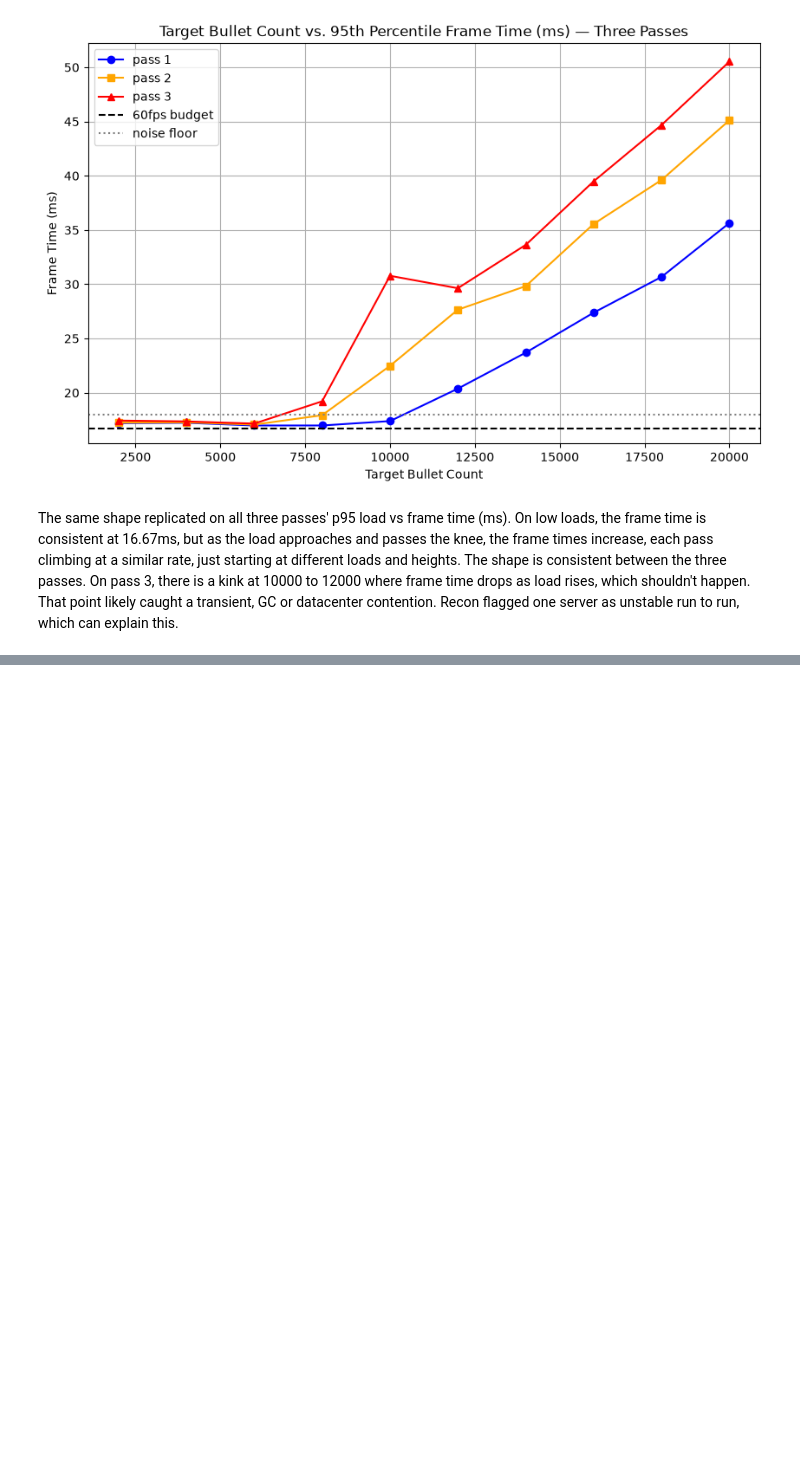
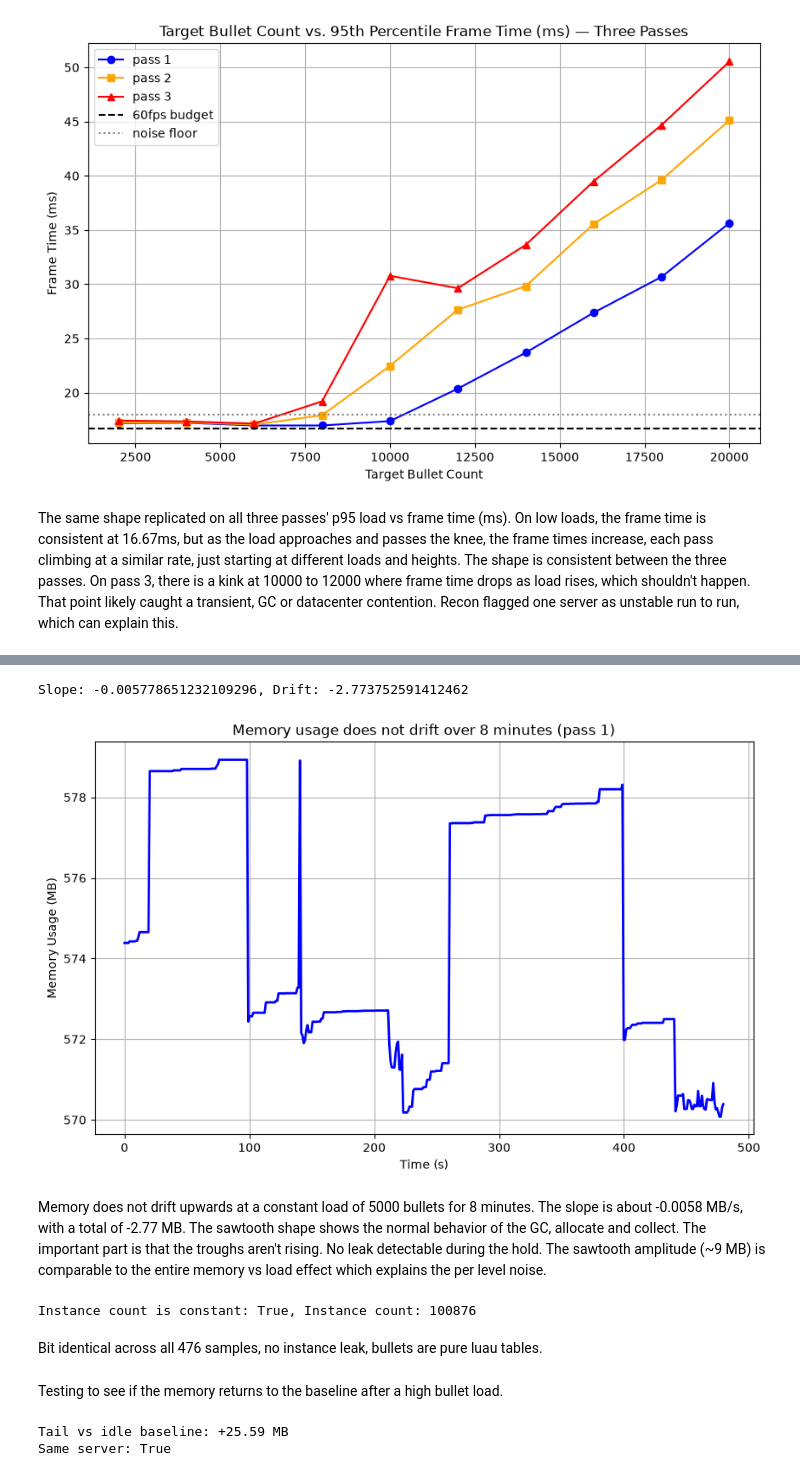
Before and after one commit to IanKang678/roblox-engine-scaling-study, a Jupyter notebook: notebooks/analysis.ipynb, the cells around one changed output, grey strips where cells are left out. Saved outputs shown, nothing was run; the diff lists cells and outputs as text; code cells hidden in the pictures; blank space fills up the shorter version.

```diff
--- a/notebooks/analysis.ipynb
+++ b/notebooks/analysis.ipynb
@@ -143,0 +193,35 @@ The same shape replicated on all three passes' p95 load vs frame time (ms). On l
+# %%
+hold1 = m[(m.sweepId == "leak1") & (m.load > 0) & (m.phase == "steady")]
+hold1Slope, hold1Intercept = np.polyfit(hold1.t, hold1.memoryMb, 1)
+hold1Drift = hold1Slope * 480
+print("Slope: " + str(hold1Slope) + ", Drift: " + str(hold1Drift))
+# %% [output]
+Slope: -0.005778651232109296, Drift: -2.773752591412462
+# %%
+hold1.plot(x = "t", y = "memoryMb", figsize = (10, 6), legend = False, linewidth = 2, grid = True, color = "blue", title = "Memory usage does not drift over 8 minutes (pass 1)")
+plt.xlabel("Time (s)")
+plt.ylabel("Memory Usage (MB)")
+plt.show()
+# %% [output]
+[figure, added]
+# %% [markdown]
+Memory does not drift upwards at a constant load of 5000 bullets for 8 minutes. The slope is about -0.0058 MB/s, with a total of -2.77 MB. The sawtooth shape shows the normal behavior of the GC, allocate and collect. The important part is that the troughs aren't rising. No leak detectable during the hold. The sawtooth amplitude (~9 MB) is comparable to the entire memory vs load effect which explains the per level noise.
+# %%
+print("Instance count is constant: " + str(min(hold1.instanceCount) == max(hold1.instanceCount)) + ", Instance count: " + str(hold1.instanceCount.iloc[0]))
+# %% [output]
+Instance count is constant: True, Instance count: 100876
+# %% [markdown]
+Bit identical across all 476 samples, no instance leak, bullets are pure luau tables.
+# %% [markdown]
+Testing to see if the memory returns to the baseline after a high bullet load.
+# %%
+hold1_recheck = m[(m.sweepId == "leak1") & (m.load == 0) & (m.phase == "idle")]
+sameServer1 = hold1_recheck.serverId.iloc[0] == mbase1.serverId.iloc[0]
+tailDelta1 = hold1_recheck.memoryMb.mean() - mbase1.memoryMb.mean()
+
+print("pass1")
+print(f"Tail vs idle baseline: {tailDelta1:+.2f} MB")
+print(f"Same server: {sameServer1}")
+# %% [output]
+Tail vs idle baseline: +25.59 MB
+Same server: True
```
Also changed, not shown: parts of 11 cells of this notebook.
